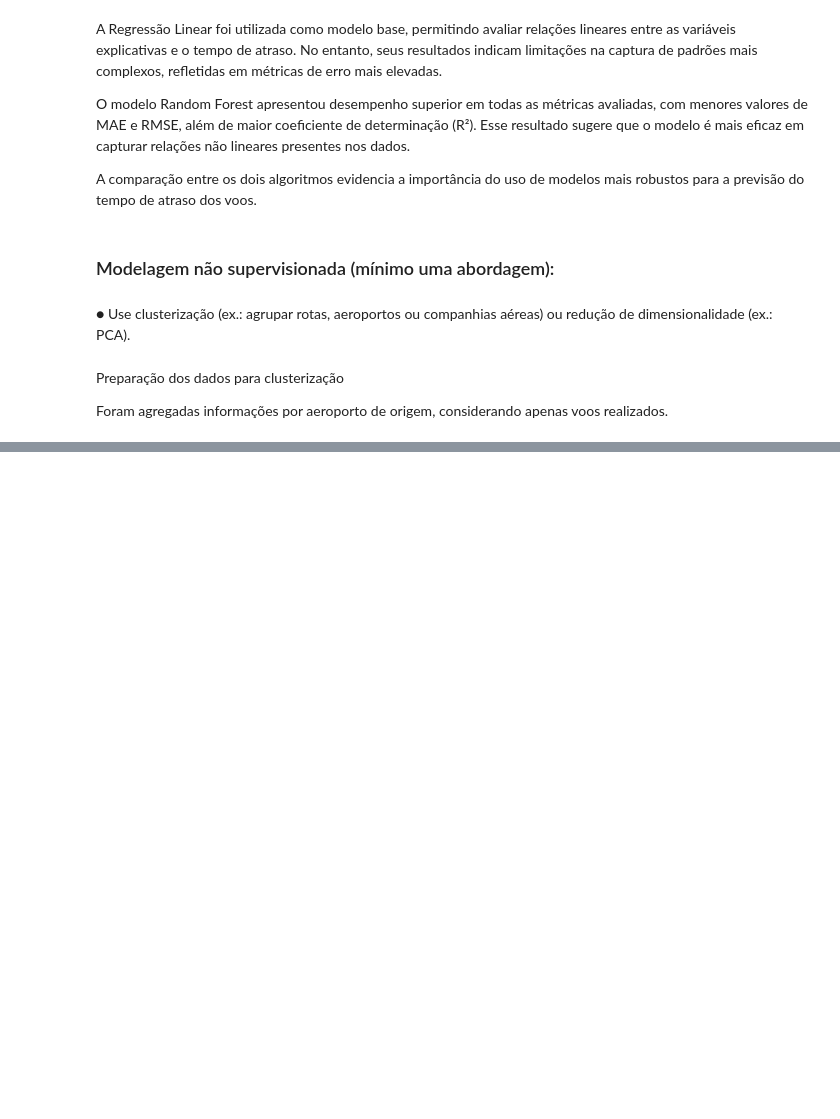
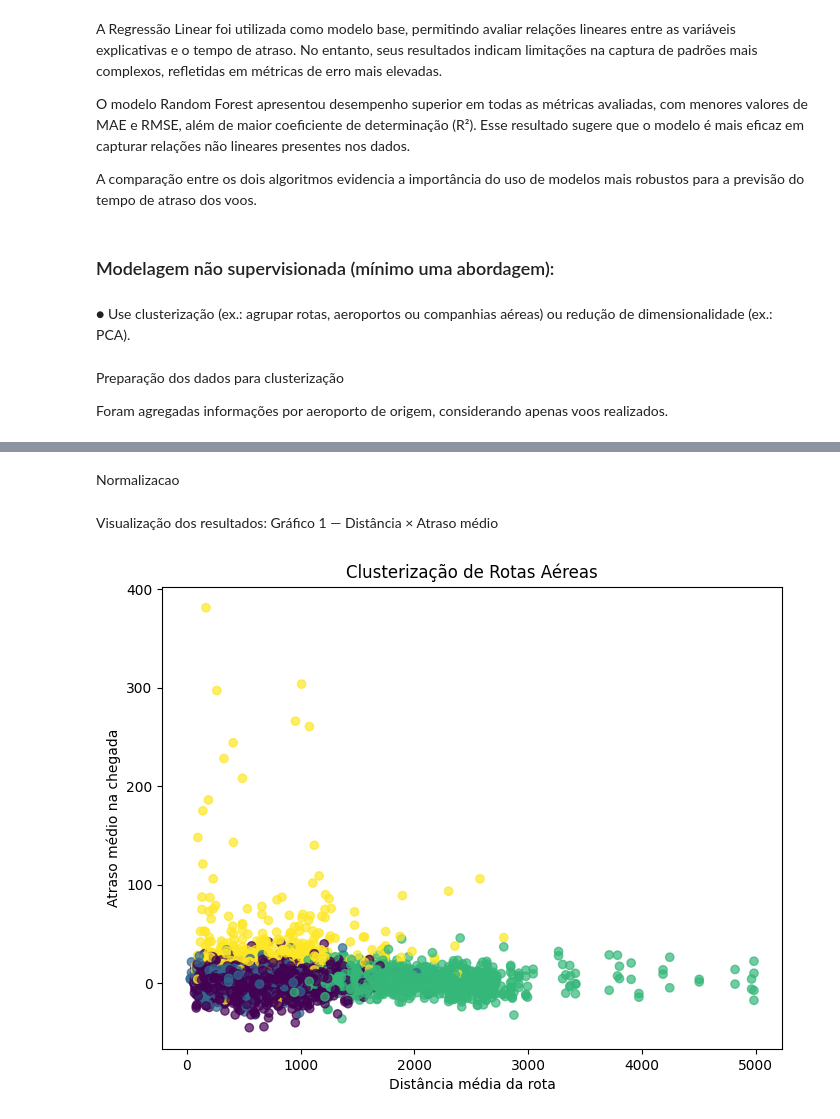
Before and after one commit to dioallan/posTechChalenge, a Jupyter notebook: techChalenge03.ipynb, the cells around one changed output, grey strips where cells are left out. Drawn from its saved outputs; the diff is of its cells as text; code cells hidden in the pictures; blank space fills up the shorter version.

```diff
--- a/techChalenge03.ipynb
+++ b/techChalenge03.ipynb
@@ -414,0 +366,2 @@ O PCA reduz dimensionalidade, mas perde parte da variância original, o que pode
+# %%
+df_routes = df_routes.drop(columns=['IATA_CODE'])
@@ -414,0 +392,21 @@ O PCA reduz dimensionalidade, mas perde parte da variância original, o que pode
+# %%
+features = [
+    'total_flights',
+    'avg_arr_delay',
+    'avg_dep_delay',
+    'avg_distance',
+    'cancel_rate',
+    'ORIG_LAT',
+    'ORIG_LON',
+    'DEST_LAT',
+    'DEST_LON'
+]
+
+df_model = df_routes[features].dropna()
+# %% [markdown]
+Normalizacao
+# %%
+from sklearn.preprocessing import StandardScaler
+
+scaler = StandardScaler()
+X_scaled = scaler.fit_transform(df_model)
@@ -414,0 +415,23 @@ O PCA reduz dimensionalidade, mas perde parte da variância original, o que pode
+# %%
+from sklearn.cluster import KMeans
+
+kmeans = KMeans(n_clusters=4, random_state=42)
+df_routes.loc[df_model.index, 'cluster'] = kmeans.fit_predict(X_scaled)
+# %% [markdown]
+Visualização dos resultados: Gráfico 1 — Distância × Atraso médio
+# %%
+import matplotlib.pyplot as plt
+
+plt.figure(figsize=(8, 6))
+plt.scatter(
+    df_routes.loc[df_model.index, 'avg_distance'],
+    df_routes.loc[df_model.index, 'avg_arr_delay'],
+    c=df_routes.loc[df_model.index, 'cluster'],
+    alpha=0.7
+)
+plt.xlabel('Distância média da rota')
+plt.ylabel('Atraso médio na chegada')
+plt.title('Clusterização de Rotas Aéreas')
+plt.show()
+# %% [output]
+[figure, added]
```
Also changed, not shown: parts of 66 cells of this notebook.
